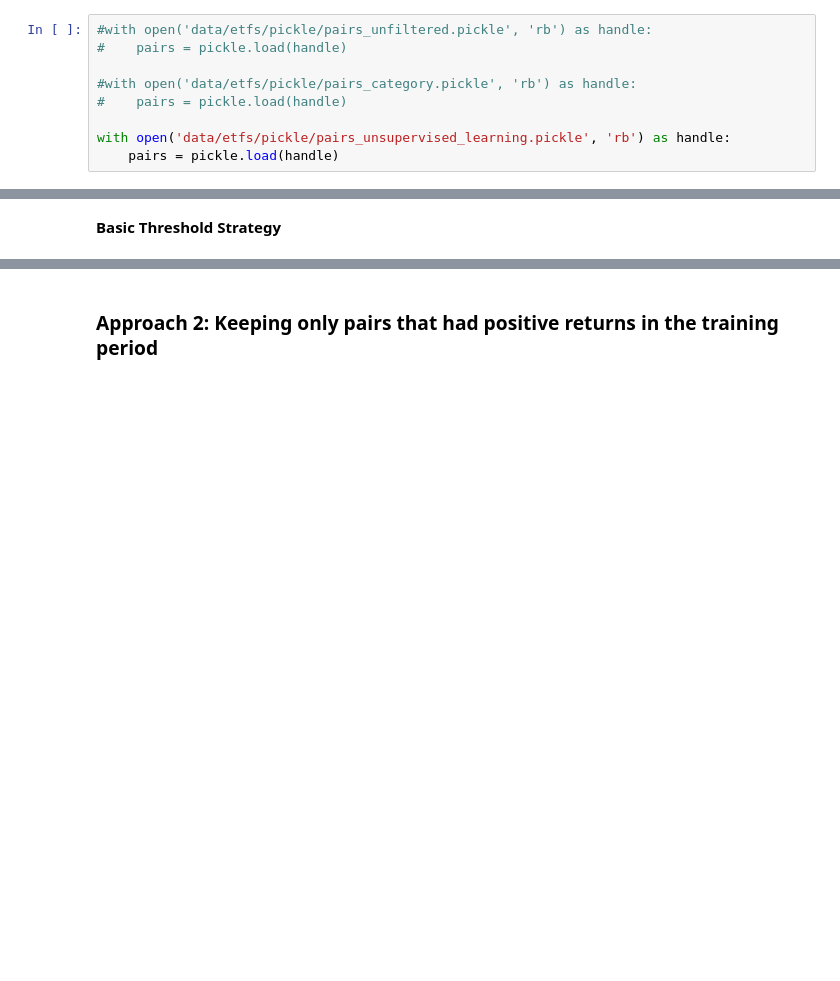
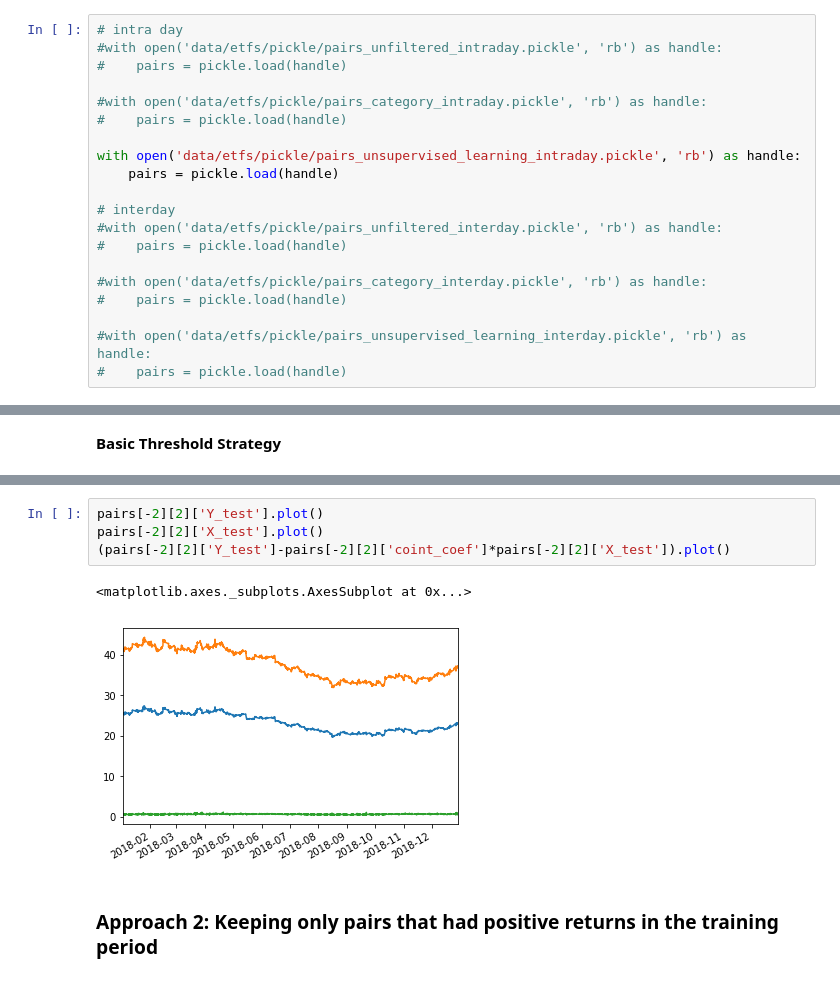
Before and after one commit to simaomsarmento/PairsTrading, a Jupyter notebook: PairsTrading_CommodityETFs-Benchmark.ipynb, the cells around one changed output, grey strips where cells are left out. Cells and saved outputs as stored; diff of their text form; blank space fills up the shorter version.

```diff
--- a/PairsTrading_CommodityETFs-Benchmark.ipynb
+++ b/PairsTrading_CommodityETFs-Benchmark.ipynb
@@ -102,14 +99,25 @@ len(df_prices_train)+len(df_prices_test)
 # %% [markdown]
 # Load Pairs
 # %%
-#with open('data/etfs/pickle/pairs_unfiltered.pickle', 'rb') as handle:
+# intra day
+#with open('data/etfs/pickle/pairs_unfiltered_intraday.pickle', 'rb') as handle:
 #    pairs = pickle.load(handle)
 
-#with open('data/etfs/pickle/pairs_category.pickle', 'rb') as handle:
+#with open('data/etfs/pickle/pairs_category_intraday.pickle', 'rb') as handle:
 #    pairs = pickle.load(handle)
 
-with open('data/etfs/pickle/pairs_unsupervised_learning.pickle', 'rb') as handle:
+with open('data/etfs/pickle/pairs_unsupervised_learning_intraday.pickle', 'rb') as handle:
     pairs = pickle.load(handle)
+
+# interday
+#with open('data/etfs/pickle/pairs_unfiltered_interday.pickle', 'rb') as handle:
+#    pairs = pickle.load(handle)
+
+#with open('data/etfs/pickle/pairs_category_interday.pickle', 'rb') as handle:
+#    pairs = pickle.load(handle)
+
+#with open('data/etfs/pickle/pairs_unsupervised_learning_interday.pickle', 'rb') as handle:
+#    pairs = pickle.load(handle)
 # %%
 lookback_multiplier= config['trading']['lookback_multiplier']
 entry_multiplier= config['trading']['entry_multiplier']
@@ -339,3 +325,10 @@ for i in range(len(sharpe_results_threshold_test_w_costs)):
+# %%
+pairs[-2][2]['Y_test'].plot()
+pairs[-2][2]['X_test'].plot()
+(pairs[-2][2]['Y_test']-pairs[-2][2]['coint_coef']*pairs[-2][2]['X_test']).plot()
+# %% [output]
+<matplotlib.axes._subplots.AxesSubplot at 0x...>
+[figure, added]
 # %% [markdown]
 ### Approach 2: Keeping only pairs that had positive returns in the training period
 # %% [markdown]
```
Also changed, not shown: parts of 11 cells of this notebook, 5 other files.
